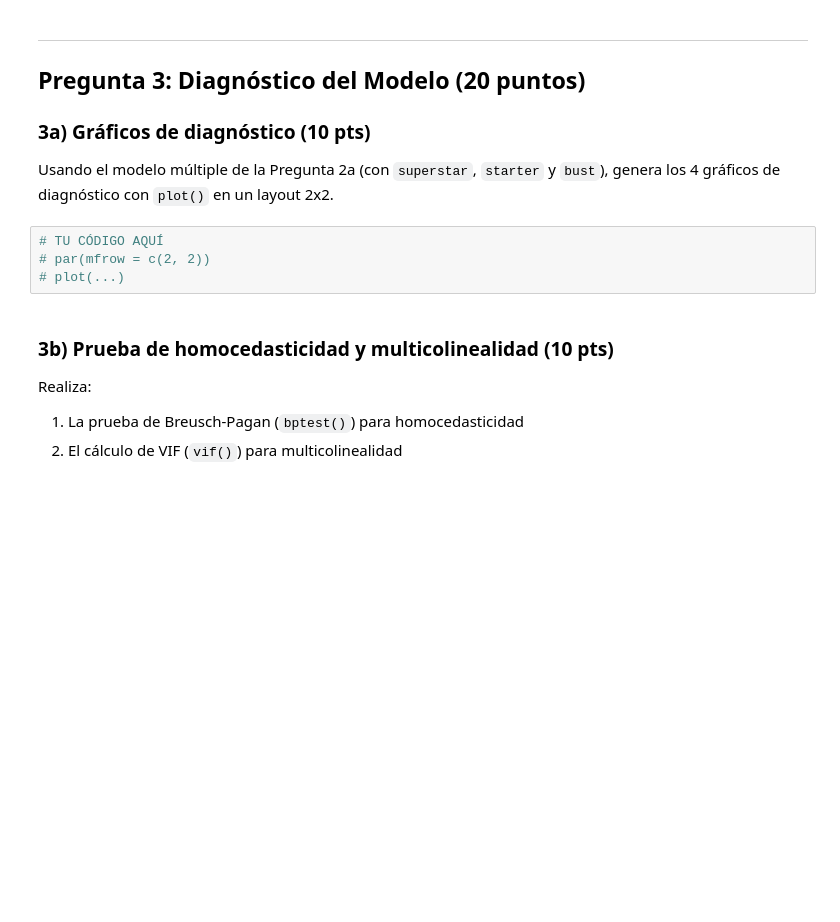
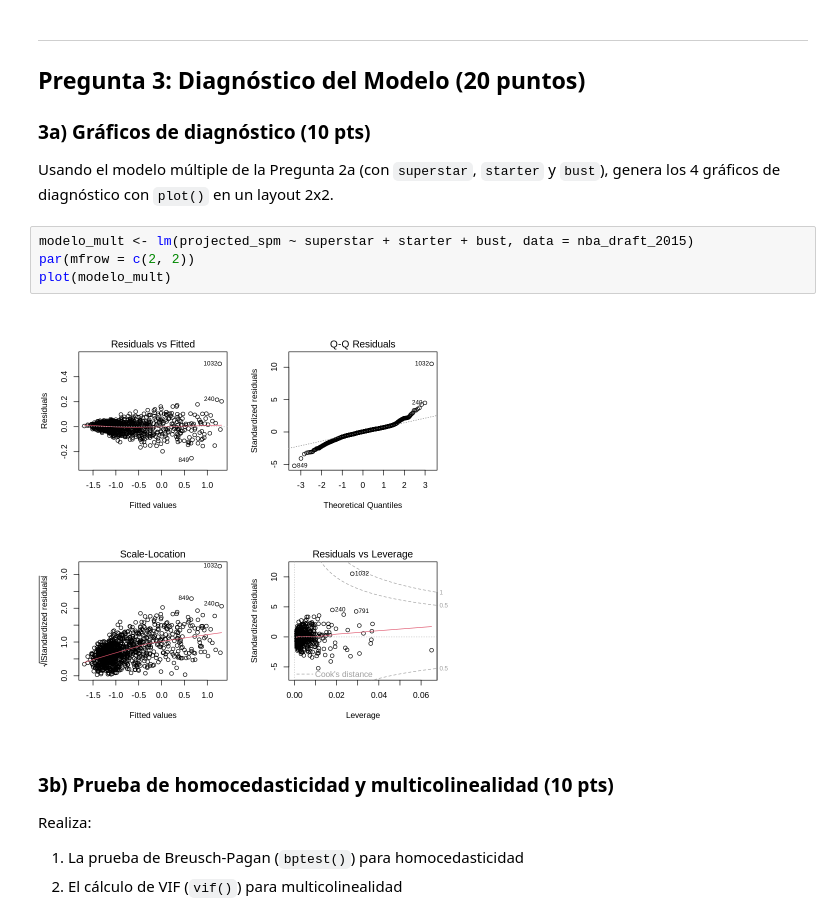
Before and after one commit to lc21140665-lgtm/Analisis-y-visualizacion-de-datos, a Jupyter notebook: Evaluacion_Unidad2_GIOVANA EMILIA TREJO OLGUIN.ipynb, the cells around one changed output. Cells and saved outputs as stored; diff of their text form; blank space fills up the shorter version.

```diff
--- a/Evaluacion_Unidad2_GIOVANA EMILIA TREJO OLGUIN.ipynb
+++ b/Evaluacion_Unidad2_GIOVANA EMILIA TREJO OLGUIN.ipynb
@@ -253,9 +334,11 @@ Muestra el `summary()` y los `contrasts()` de la variable `position`.
 ### 3a) Gráficos de diagnóstico (10 pts)
 Usando el modelo múltiple de la Pregunta 2a (con `superstar`, `starter` y `bust`), genera los 4 gráficos de diagnóstico con `plot()` en un layout 2x2.
 # %%
-# TU CÓDIGO AQUÍ
-# par(mfrow = c(2, 2))
-# plot(...)
+modelo_mult <- lm(projected_spm ~ superstar + starter + bust, data = nba_draft_2015)
+par(mfrow = c(2, 2))
+plot(modelo_mult)
+# %% [output]
+[figure, added]
 # %% [markdown]
 ### 3b) Prueba de homocedasticidad y multicolinealidad (10 pts)
 Realiza:
```
Also changed, not shown: parts of 13 cells of this notebook.
